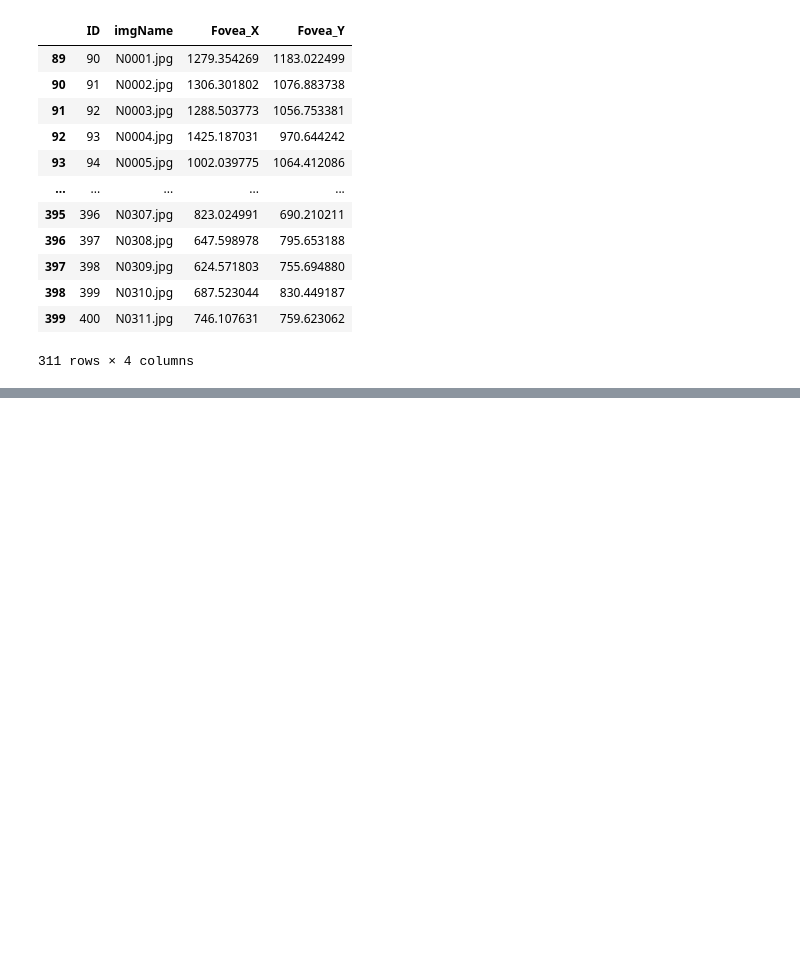
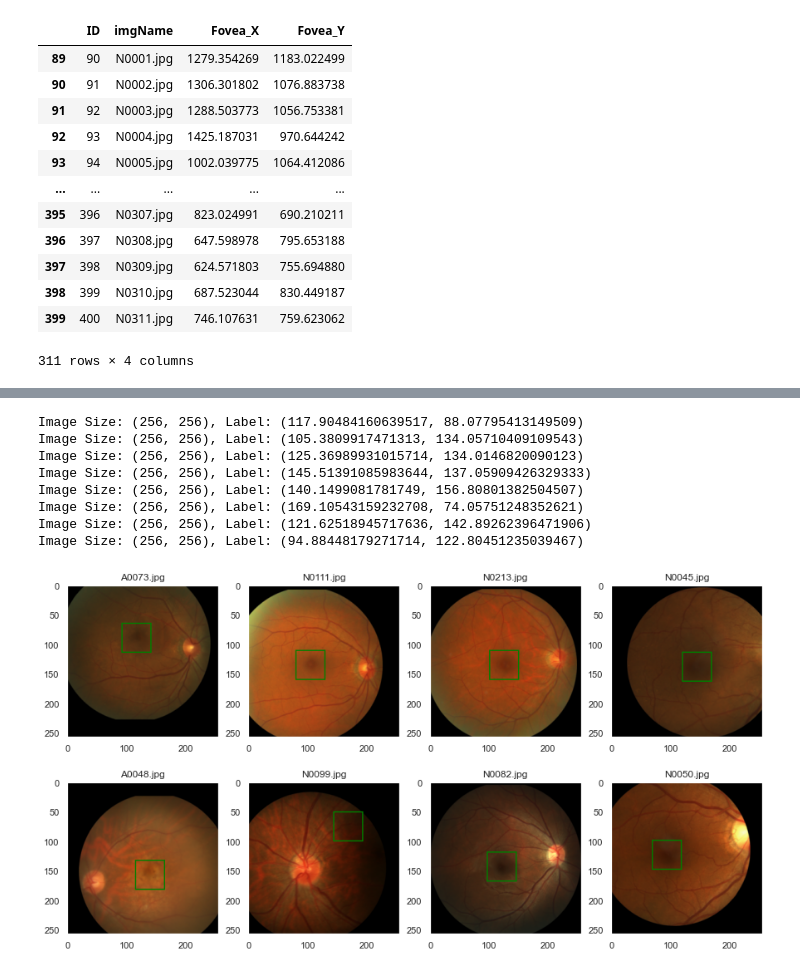
Before and after one commit to billbai0102/DeepLearning, a Jupyter notebook: Age-Related Macular Degeneration Detection/detection.ipynb, the cells around one changed output, grey strips where cells are left out. Drawn from its saved outputs; the diff is of its cells as text; code cells hidden in the pictures; blank space fills up the shorter version.

```diff
--- a/Age-Related Macular Degeneration Detection/detection.ipynb
+++ b/Age-Related Macular Degeneration Detection/detection.ipynb
@@ -133,0 +205,22 @@ sns.scatterplot(labels_df['Fovea_X'], labels_df['Fovea_Y'], hue=ARMD)
+# %%
+rand_idx = np.random.choice(labels_df.index, 8)
+
+for i, idx in enumerate(rand_idx):
+    img, label = load(labels_df, idx)
+    img, label = resize_fovea_loc(img, label)
+    img, label = rand_flip(img, label)
+    img, label = rand_translate(img, label)
+    print(f'Image Size: {img.size}, Label: {label}')
+    plt.subplot(2, 4, i+1)
+    show(img,label, wh=(50, 50), width=2)
+    plt.title(img_names[idx])
+# %% [output]
+Image Size: (256, 256), Label: (117.90484160639517, 88.07795413149509)
+Image Size: (256, 256), Label: (105.3809917471313, 134.05710409109543)
+Image Size: (256, 256), Label: (125.36989931015714, 134.0146820090123)
+Image Size: (256, 256), Label: (145.51391085983644, 137.05909426329333)
+Image Size: (256, 256), Label: (140.1499081781749, 156.80801382504507)
+Image Size: (256, 256), Label: (169.10543159232708, 74.05751248352621)
+Image Size: (256, 256), Label: (121.62518945717636, 142.89262396471906)
+Image Size: (256, 256), Label: (94.88448179271714, 122.80451235039467)
+[figure, added]
```
Also changed, not shown: parts of 7 cells of this notebook, 3 other files.
